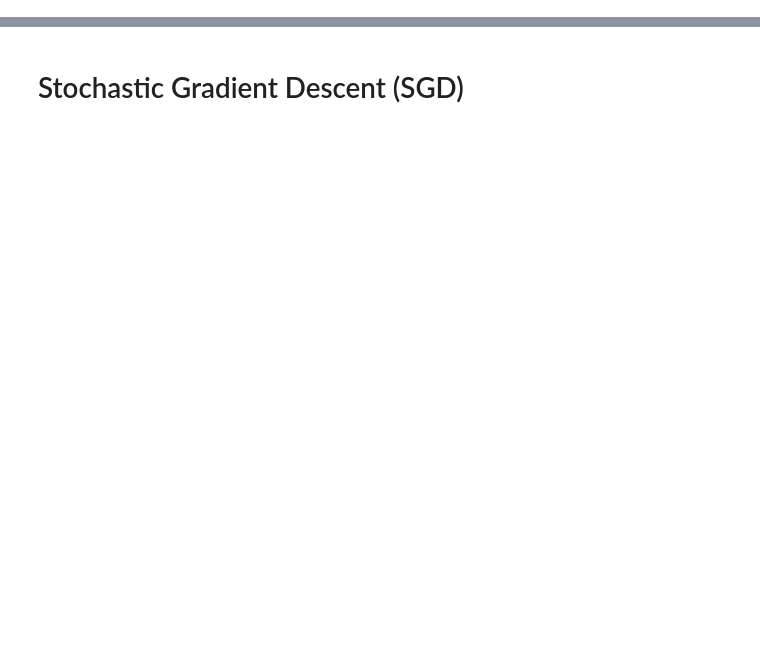
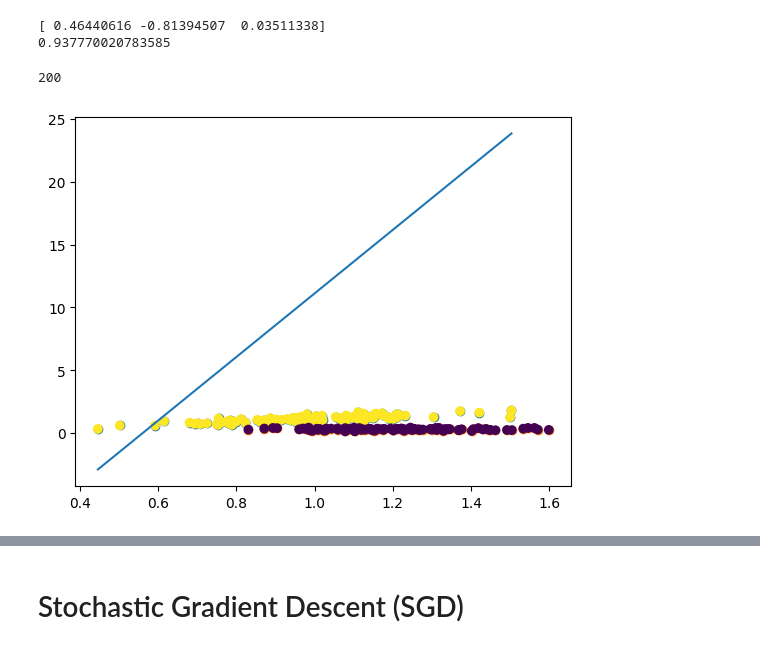
Before and after one commit to gekoxyz/unipd-machine-learning, a Jupyter notebook: gradient_descent/05_Perceptron_batch_ADALINE.ipynb, the cells around one changed output, grey strips where cells are left out. Cells and saved outputs as stored; diff of their text form; code cells hidden in the pictures; blank space fills up the shorter version.

```diff
--- a/gradient_descent/05_Perceptron_batch_ADALINE.ipynb
+++ b/gradient_descent/05_Perceptron_batch_ADALINE.ipynb
@@ -5,7 +5,7 @@ import matplotlib.pyplot as plt
 np.random.seed(22)
 
 # generate N points per class
-N = 10000
+N = 100
 
 X1_1 = 2 * np.random.normal(loc=0.5, scale=0.1, size=N)
 X2_1 = X1_1 + np.random.normal(loc = 0, scale = 0.15, size=N) + 0.1
@@ -17,33 +17,38 @@ X2_2 = np.random.normal(loc=0.6, scale=0.07, size=N) - 0.3 #X1 * 2 + np.random.n
 # generate labels
 Y2 = -np.ones(N)
 
 plt.scatter(X1_1, X2_1)
 plt.scatter(X1_2, X2_2)
 
 # generate w_0,....,w_n
 w = np.random.uniform(low=-1,size=3)
 #w = w / np.linalg.norm(w)
 
 print(w)
 print(np.linalg.norm(w))
 
 plt.plot([np.min(X1_1), np.max(X1_1)], [np.min(X1_1) * (-w[1]/w[2]) - w[0]/w[2], np.max(X1_2) * (-w[1]/w[2]) - w[0]/w[2]])
 
 # generate coordinate X0
 X0 = np.ones(N * 2)
 #X0 = X0[:, np.newaxis]
 
 X1 = np.concatenate((X1_1, X1_2))
 X2 = np.concatenate((X2_1, X2_2))
 
 X = np.stack((X0, X1, X2), axis=1)
 
 y = np.concatenate((Y1, Y2))
 
 #X = np.hstack((X0, np.vstack((X1, X2))))
 plt.scatter(X[:, 1], X[:, 2], c=y)
 
 y.shape[0]
+# %% [output]
+[ 0.46440616 -0.81394507  0.03511338]
+0.937770020783585
+200
+[figure, added]
 # %%
 def error_sse(errors):
     error = np.sum(np.square(errors)) / 2
```
Also changed, not shown: parts of 2 cells of this notebook, 6 other files.
